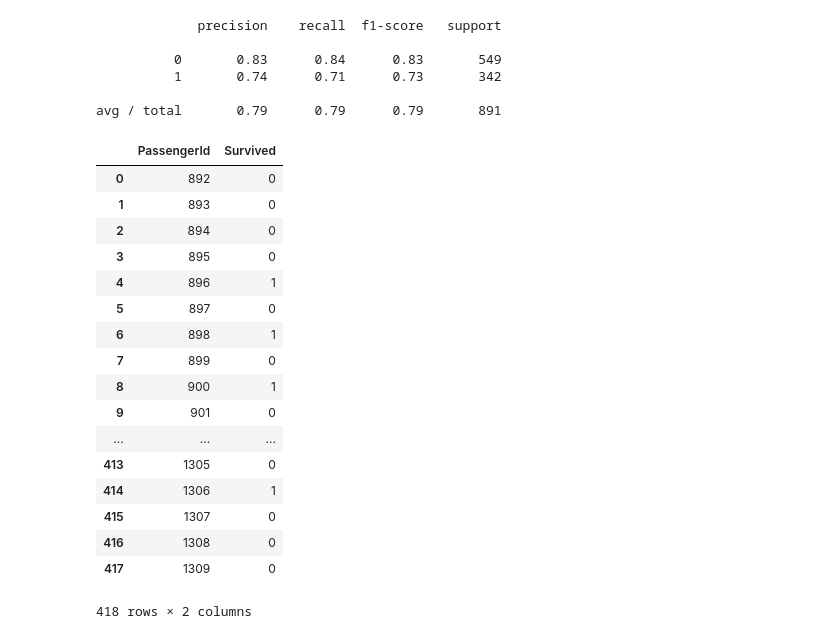
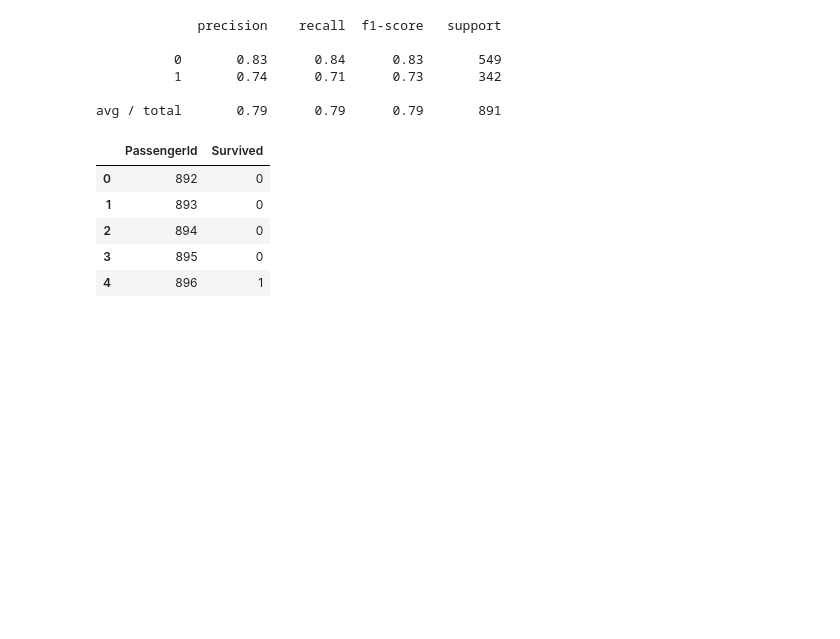
Before and after one commit to randomForester/Defect-detection, a Jupyter notebook: GroupBy/GroupBy_Titanic2.ipynb, the cells around one changed output. Cells and saved outputs as stored; diff of their text form; code cells hidden in the pictures; blank space fills up the shorter version.

```diff
--- a/GroupBy/GroupBy_Titanic2.ipynb
+++ b/GroupBy/GroupBy_Titanic2.ipynb
@@ -208,26 +196,14 @@ test_preds = log_model.predict(X=test_features)
 submission = pd.DataFrame({"PassengerId":titanic_test["PassengerId"],
                            "Survived":test_preds})
 # %%
-submission
+submission.head()
 # %% [output]
 |  | PassengerId | Survived |
 | 0 | 892 | 0 |
 | 1 | 893 | 0 |
 | 2 | 894 | 0 |
 | 3 | 895 | 0 |
 | 4 | 896 | 1 |
-| 5 | 897 | 0 |
-| 6 | 898 | 1 |
-| 7 | 899 | 0 |
-| 8 | 900 | 1 |
-| 9 | 901 | 0 |
-| ... | ... | ... |
-| 413 | 1305 | 0 |
-| 414 | 1306 | 1 |
-| 415 | 1307 | 0 |
-| 416 | 1308 | 0 |
-| 417 | 1309 | 0 |
-418 rows × 2 columns
 # %%
 # Save submission to CSV
 submission.to_csv("/Users/cesare.chung/Desktop/tutorial_logreg_submission.csv",
```
Also changed, not shown: parts of 1 cell of this notebook.
